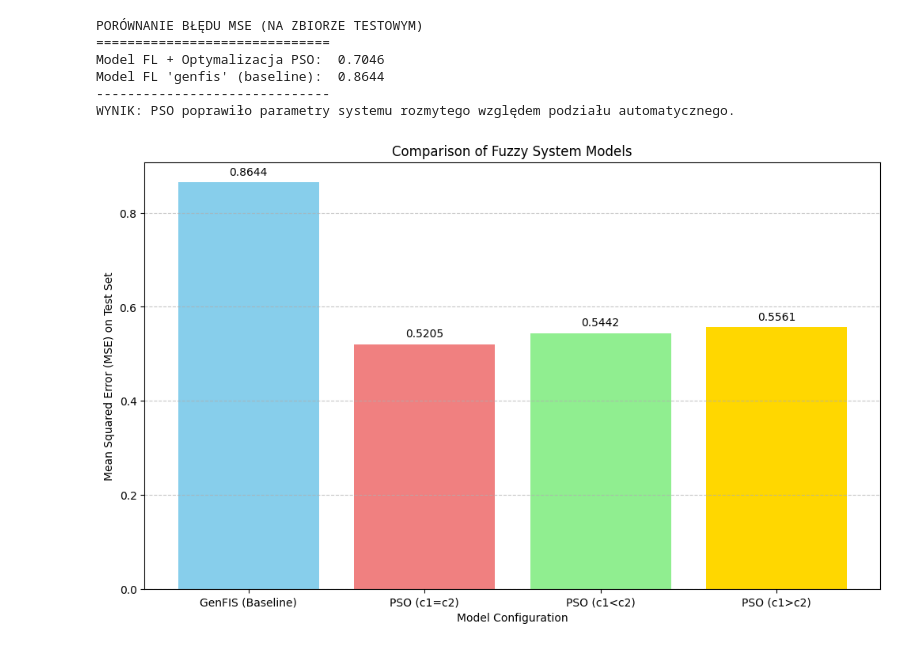
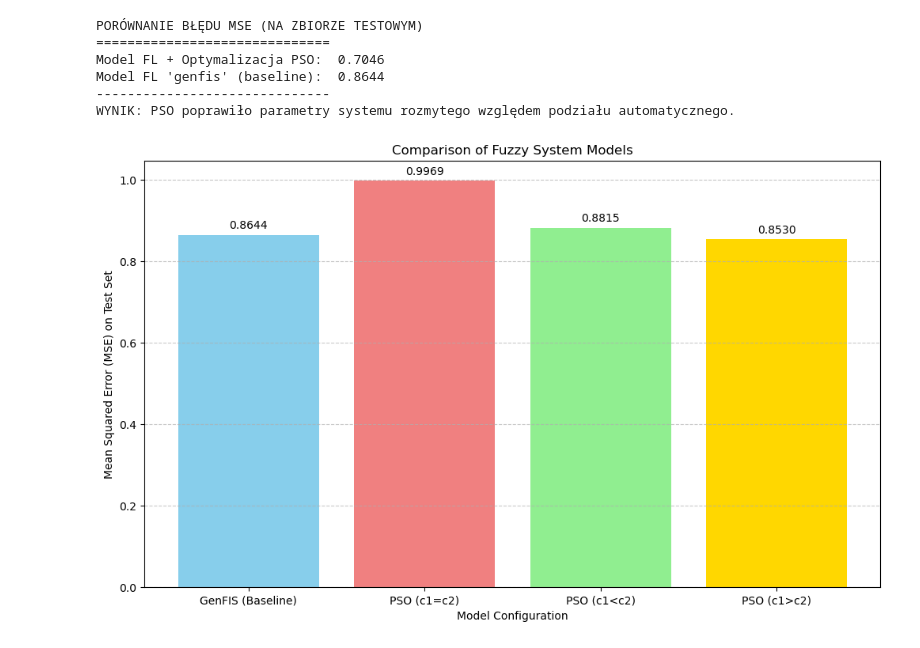
Before and after one commit to lisciu24/MIO-fuzzy-logic, a Jupyter notebook: MIO_project.ipynb, the cells around one changed output. Saved outputs shown, nothing was run; the diff lists cells and outputs as text; code cells hidden in the pictures.

Commit message:
Final test attempt (#3)

```diff
--- a/MIO_project.ipynb
+++ b/MIO_project.ipynb
@@ -711,13 +908,13 @@ min_bound = np.array([bounds['alc'][0]]*4 + [bounds['vac'][0]]*4 + [bounds['sul'
 pso_bounds = (min_bound, max_bound)
 
 # Configuration for c1 = c2
-n_particles = 20
+n_particles = 5
 dimensions = 16 # Number of parameters for trapezoidal MFs
-iters = 30 # Using the max of range(2,7,2) as requested
+iters = 4 # Using the max of range(2,7,2) as requested
 options_c1_eq_c2 = {'c1': 0.7, 'c2': 0.7, 'w': 0.9}
 
 print("Running PSO with c1=c2 ({} iterations)...".format(iters))
-best_cost_eq, best_pos_eq, cost_history_eq, mse_pso_eq = run_pso_and_get_history(
+best_cost_eq, best_pos_eq, cost_history_eq, mse_pso_eq = run_pso_and_get_history_TimeTravelPSO(
     n_particles=n_particles,
     dimensions=dimensions,
     iters=iters,
@@ -725,7 +922,8 @@ best_cost_eq, best_pos_eq, cost_history_eq, mse_pso_eq = run_pso_and_get_history
     pso_bounds=pso_bounds,
     fitness_function=fitness_function,
     X_test=X_test,
-    y_test=y_test
+    y_test=y_test,
+    csv_filename="TimeTravelPSO_c1_eq_c2_history.csv"
 )
 
 print(f"Final Best Cost (c1=c2): {best_cost_eq:.4f}")
@@ -734,7 +932,7 @@ print(f"MSE on Test Set (c1=c2): {mse_pso_eq:.4f}")
 # Plot the cost history
 plt.figure(figsize=(10, 6))
 plt.plot(range(1, iters + 1), cost_history_eq)
-plt.title('PSO Optimization History (c1=c2)')
+plt.title('PSO (TimeTravel) Optimization History (c1=c2)')
 plt.xlabel('Iterations')
 plt.ylabel('Best Cost (MSE)')
 plt.grid(True)
@@ -830,0 +1142,28 @@ MSE on Test Set (c1>c2): 0.5561
+# %%
+# Configuration for c1 > c2
+options_c1_gt_c2_Pyswarm = {'c1': 0.8, 'c2': 0.5, 'w': 0.9}
+
+print("Running PSO with c1>c2 ({} iterations)...".format(iters))
+best_cost_gt, best_pos_gt, cost_history_gt, mse_pso_gt = run_pso_and_get_history_PSOPyswarms(
+    n_particles=n_particles,
+    dimensions=dimensions,
+    iters=iters,
+    options=options_c1_gt_c2_Pyswarm,
+    pso_bounds=pso_bounds,
+    fitness_function=fitness_function,
+    X_test=X_test,
+    y_test=y_test,
+    csv_filename="PyswarmsPSO_c1_gt_c2_history.csv"
+)
+
+print(f"Final Best Cost (c1>c2): {best_cost_gt:.4f}")
+print(f"MSE on Test Set (c1>c2): {mse_pso_gt:.4f}")
+
+# Plot the cost history
+plt.figure(figsize=(10, 6))
+plt.plot(range(1, iters + 1), cost_history_gt)
+plt.title('PSO (Pyswarms) Optimization History (c1>c2)')
+plt.xlabel('Iterations')
+plt.ylabel('Best Cost (MSE)')
+plt.grid(True)
+plt.show()
@@ -867,35 +1722,30 @@ WYNIK: PSO poprawiło parametry systemu rozmytego względem podziału automatycz
 # %%
 # Data for comparison
 model_names = [
     "GenFIS (Baseline)",
     "PSO (c1=c2)",
     "PSO (c1<c2)",
     "PSO (c1>c2)"
 ]
-
-#testy się przerwały, więc manualnie wstawione parametry
-mse_pso_gt = 0.5561
-mse_pso_eq = 0.5205
-mse_pso_lt = 0.5442
 
 mse_values = [
     mse_genfis, # This is already calculated from previous cells
     mse_pso_eq,
     mse_pso_lt,
     mse_pso_gt
 ]
 
 plt.figure(figsize=(12, 7))
 plt.bar(model_names, mse_values, color=['skyblue', 'lightcoral', 'lightgreen', 'gold'])
 plt.xlabel('Model Configuration')
 plt.ylabel('Mean Squared Error (MSE) on Test Set')
 plt.title('Comparison of Fuzzy System Models')
 plt.ylim(bottom=0) # Ensure y-axis starts from 0
 
 for i, mse in enumerate(mse_values):
     plt.text(i, mse + 0.01, f'{mse:.4f}', ha='center', va='bottom')
 
 plt.grid(axis='y', linestyle='--', alpha=0.7)
 plt.show()
 # %% [output]
-[figure, old version]
+[figure, new version]
```
Also changed, not shown: parts of 33 cells of this notebook, 12 other files.
